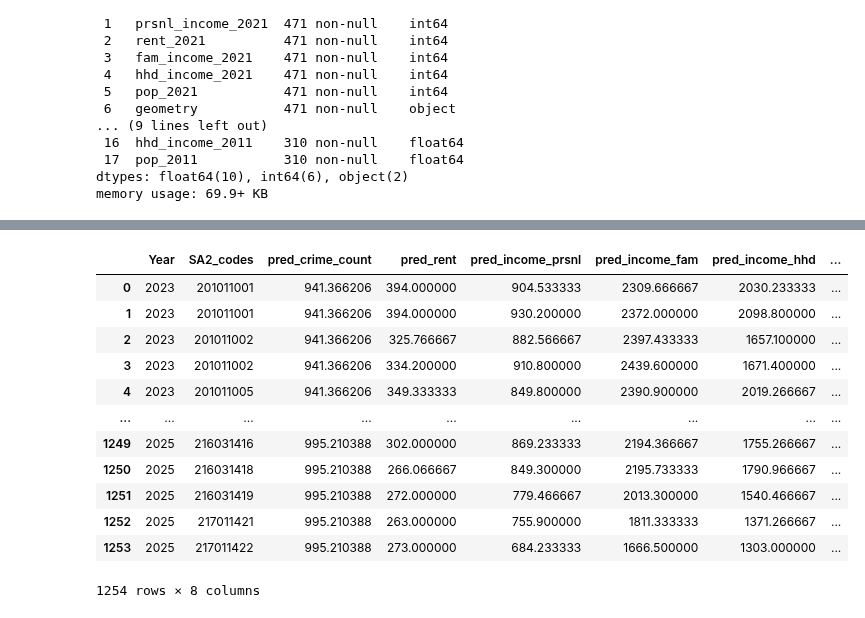
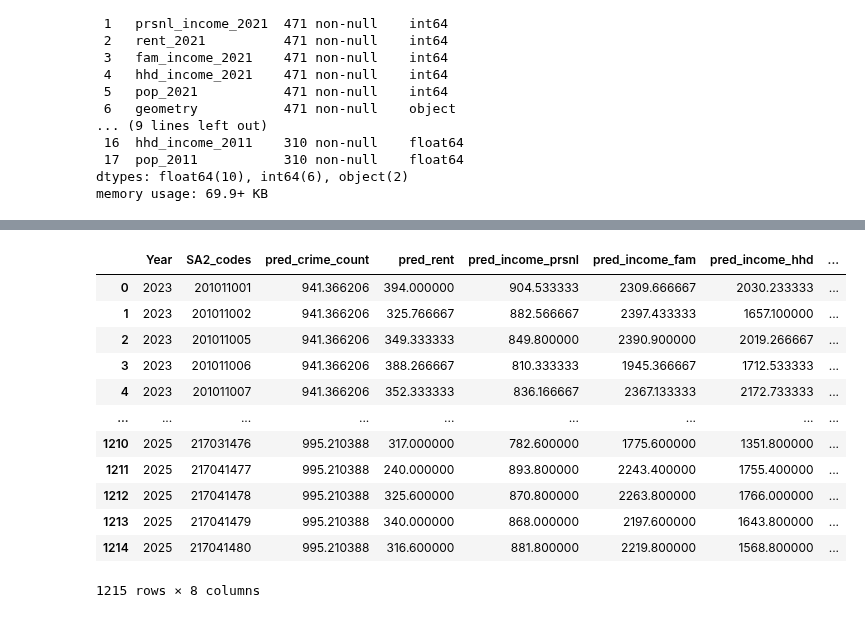
Before and after one commit to MAST30034-Applied-Data-Science/generic-real-estate-consulting-project-group-30, a Jupyter notebook: notebooks/Basic Modelling.ipynb, the cells around one changed output, grey strips where cells are left out. Saved outputs shown, nothing was run; the diff lists cells and outputs as text; code cells hidden in the pictures.

Commit message:
fixed duplicate bug, impute NA

```diff
--- a/notebooks/Basic Modelling.ipynb
+++ b/notebooks/Basic Modelling.ipynb
@@ -284,10 +284,10 @@ for i in range(df1.shape[0]):
 # again, but for 2016 and 2021 only
 for i in range(df2.shape[0]):
     year = [[2016], [2021]]
-    income_pr = [[df1.loc[i, "prsnl_income_2016"]], [df1.loc[i, "prsnl_income_2021"]]]
-    income_fm = [[df1.loc[i, "fam_income_2016"]], [df1.loc[i, "fam_income_2021"]]]
-    income_hd = [[df1.loc[i, "hhd_income_2016"]], [df1.loc[i, "hhd_income_2021"]]]
-    rent = [[df1.loc[i, "rent_2016"]], [df1.loc[i, "rent_2021"]]]
+    income_pr = [[df2.loc[i, "prsnl_income_2016"]], [df2.loc[i, "prsnl_income_2021"]]]
+    income_fm = [[df2.loc[i, "fam_income_2016"]], [df2.loc[i, "fam_income_2021"]]]
+    income_hd = [[df2.loc[i, "hhd_income_2016"]], [df2.loc[i, "hhd_income_2021"]]]
+    rent = [[df2.loc[i, "rent_2016"]], [df2.loc[i, "rent_2021"]]]
     pop = [[df2.loc[i, "pop_2016"]], [df2.loc[i, "pop_2021"]]]
 
     reg.fit(year, income_pr)
@@ -303,7 +303,7 @@ for i in range(df2.shape[0]):
 
     # append to list (to which evantually going to be joined into a dataframe)
     year_list.extend([2023, 2024, 2025])
-    SA2_code_list.extend([df1.loc[i, "SA2_code"], df1.loc[i, "SA2_code"], df1.loc[i, "SA2_code"]])
+    SA2_code_list.extend([df2.loc[i, "SA2_code"], df2.loc[i, "SA2_code"], df2.loc[i, "SA2_code"]])
     # a bit tricky here, future_pred is 2-dimensional which needs to be flattened to a 1d list of length 3
     future_pred_ip = list(np.concatenate(future_pred_ip).flat)
     future_pred_if = list(np.concatenate(future_pred_if).flat)
@@ -357,33 +357,41 @@ fdf
 # %%
-# impute missing values for crime count by mean per year
-pred_crime_count_2023 = fdf.loc[fdf["Year"] == 2023]["pred_crime_count"].dropna().to_numpy()
-pred_crime_count_2024 = fdf.loc[fdf["Year"] == 2024]["pred_crime_count"].dropna().to_numpy()
-pred_crime_count_2025 = fdf.loc[fdf["Year"] == 2025]["pred_crime_count"].dropna().to_numpy()
-mean_crime_2023 = np.mean(pred_crime_count_2023)
-mean_crime_2024 = np.mean(pred_crime_count_2024)
-mean_crime_2025 = np.mean(pred_crime_count_2025)
+# impute missing values for every column by mean per year
+for col in range(fdf.shape[1]):
+    # get column name
+    colname = fdf.columns[col]
+    if (colname == "Year") or (colname == "SA2_codes"):
+        continue
 
-for i in range(fdf.shape[0]):
-    if np.isnan(fdf.loc[i, "pred_crime_count"]):
-        if fdf.loc[i, "Year"] == 2023:
-            fdf.loc[i, "pred_crime_count"] = mean_crime_2023
-        elif fdf.loc[i, "Year"] == 2024:
-            fdf.loc[i, "pred_crime_count"] = mean_crime_2024
-        else:
-            fdf.loc[i, "pred_crime_count"] = mean_crime_2025
+    # drop null values to find the mean to be imputed to those nulls
+    pred_2023 = fdf.loc[fdf["Year"] == 2023][colname].dropna().to_numpy()
+    pred_2024 = fdf.loc[fdf["Year"] == 2024][colname].dropna().to_numpy()
+    pred_2025 = fdf.loc[fdf["Year"] == 2025][colname].dropna().to_numpy()
+    mean_2023 = np.mean(pred_2023)
+    mean_2024 = np.mean(pred_2024)
+    mean_2025 = np.mean(pred_2025)
+
+    # impute
+    for i in range(fdf.shape[0]):
+        if np.isnan(fdf.loc[i, colname]):
+            if fdf.loc[i, "Year"] == 2023:
+                fdf.loc[i, colname] = mean_2023
+            elif fdf.loc[i, "Year"] == 2024:
+                fdf.loc[i, colname] = mean_2024
+            else:
+                fdf.loc[i, colname] = mean_2025
 
 fdf
 # %% [output]
 |  | Year | SA2_codes | pred_crime_count | pred_rent | pred_income_prsnl | pred_income_fam | pred_income_hhd | ... |
 | 0 | 2023 | 201011001 | 941.366206 | 394.000000 | 904.533333 | 2309.666667 | 2030.233333 | ... |
-| 1 | 2023 | 201011001 | 941.366206 | 394.000000 | 930.200000 | 2372.000000 | 2098.800000 | ... |
-| 2 | 2023 | 201011002 | 941.366206 | 325.766667 | 882.566667 | 2397.433333 | 1657.100000 | ... |
-| 3 | 2023 | 201011002 | 941.366206 | 334.200000 | 910.800000 | 2439.600000 | 1671.400000 | ... |
-| 4 | 2023 | 201011005 | 941.366206 | 349.333333 | 849.800000 | 2390.900000 | 2019.266667 | ... |
+| 1 | 2023 | 201011002 | 941.366206 | 325.766667 | 882.566667 | 2397.433333 | 1657.100000 | ... |
+| 2 | 2023 | 201011005 | 941.366206 | 349.333333 | 849.800000 | 2390.900000 | 2019.266667 | ... |
+| 3 | 2023 | 201011006 | 941.366206 | 388.266667 | 810.333333 | 1945.366667 | 1712.533333 | ... |
+| 4 | 2023 | 201011007 | 941.366206 | 352.333333 | 836.166667 | 2367.133333 | 2172.733333 | ... |
 | ... | ... | ... | ... | ... | ... | ... | ... | ... |
-| 1249 | 2025 | 216031416 | 995.210388 | 302.000000 | 869.233333 | 2194.366667 | 1755.266667 | ... |
-| 1250 | 2025 | 216031418 | 995.210388 | 266.066667 | 849.300000 | 2195.733333 | 1790.966667 | ... |
-| 1251 | 2025 | 216031419 | 995.210388 | 272.000000 | 779.466667 | 2013.300000 | 1540.466667 | ... |
-| 1252 | 2025 | 217011421 | 995.210388 | 263.000000 | 755.900000 | 1811.333333 | 1371.266667 | ... |
-| 1253 | 2025 | 217011422 | 995.210388 | 273.000000 | 684.233333 | 1666.500000 | 1303.000000 | ... |
+| 1210 | 2025 | 217031476 | 995.210388 | 317.000000 | 782.600000 | 1775.600000 | 1351.800000 | ... |
+| 1211 | 2025 | 217041477 | 995.210388 | 240.000000 | 893.800000 | 2243.400000 | 1755.400000 | ... |
+| 1212 | 2025 | 217041478 | 995.210388 | 325.600000 | 870.800000 | 2263.800000 | 1766.000000 | ... |
+| 1213 | 2025 | 217041479 | 995.210388 | 340.000000 | 868.000000 | 2197.600000 | 1643.800000 | ... |
+| 1214 | 2025 | 217041480 | 995.210388 | 316.600000 | 881.800000 | 2219.800000 | 1568.800000 | ... |
-1254 rows × 8 columns
+1215 rows × 8 columns
```
Also changed, not shown: parts of 3 cells of this notebook.
